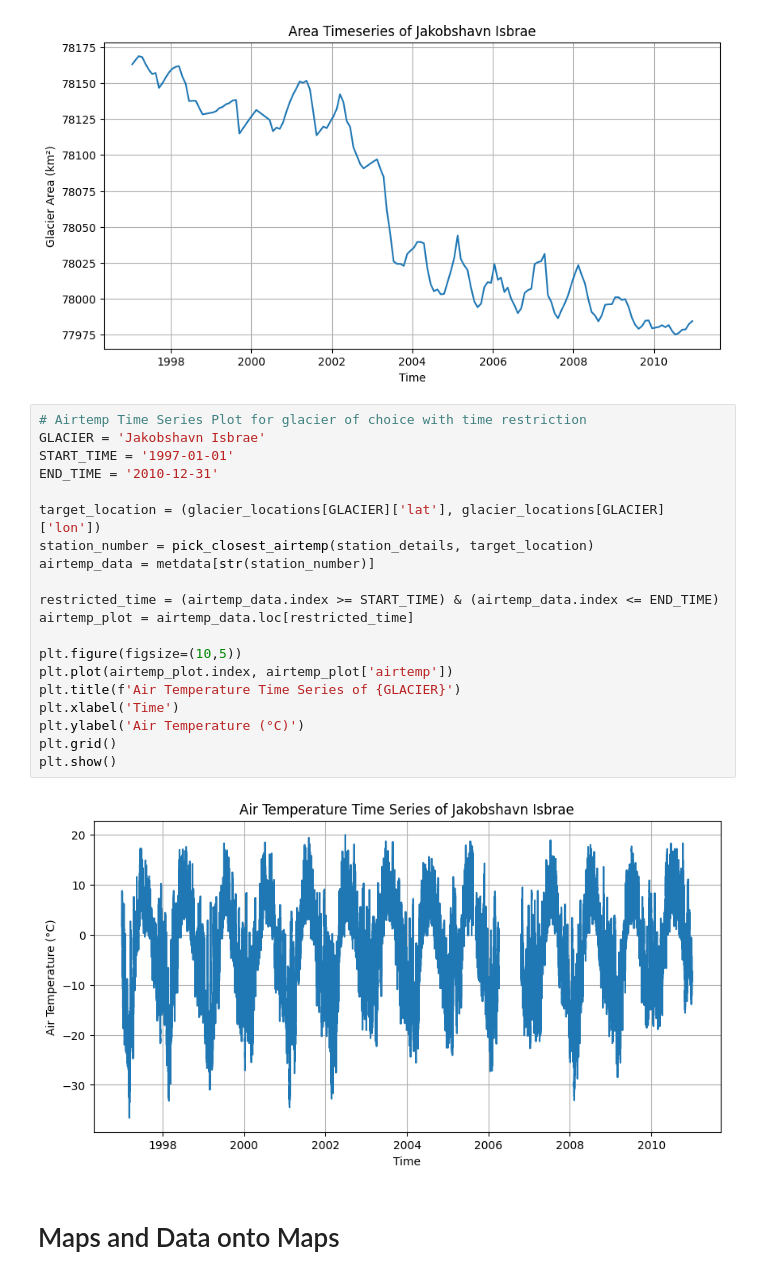
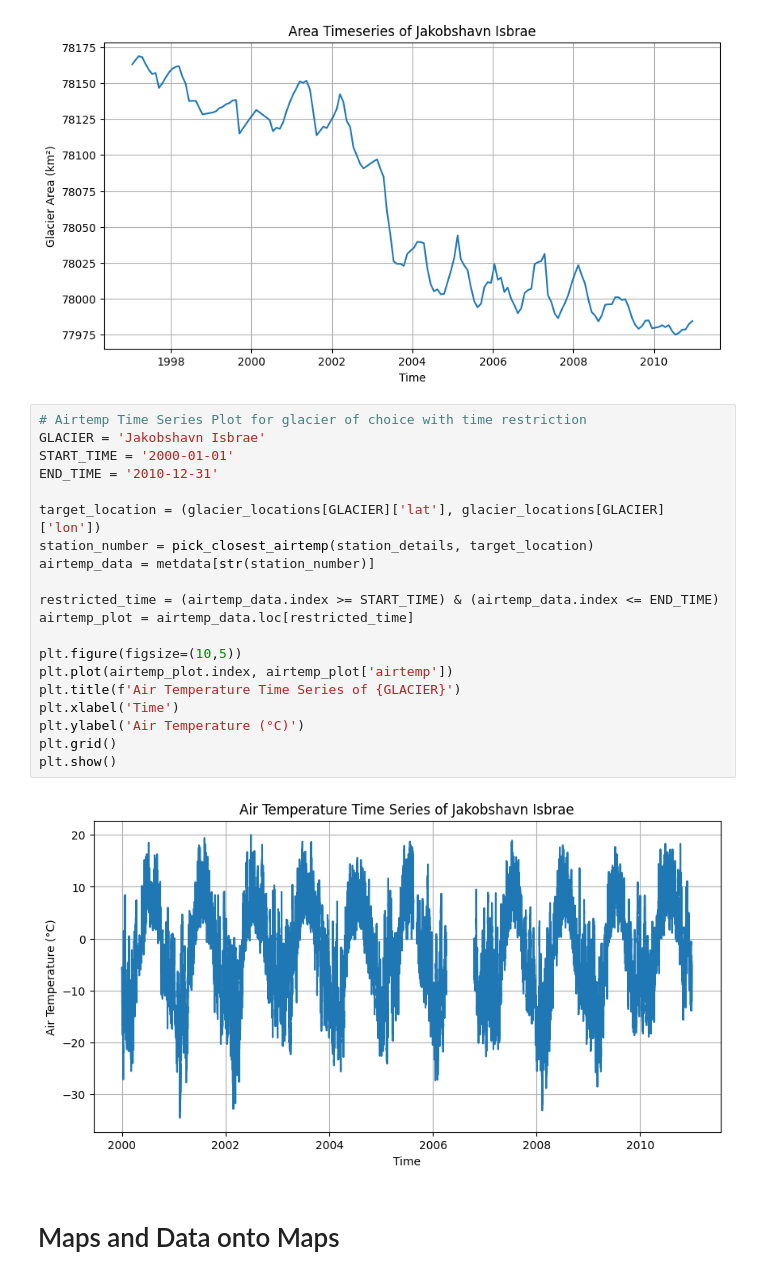
Before and after one commit to joelbarron06/ESDA2_Project, a Jupyter notebook: project_code.ipynb, the cells around one changed output. Drawn from its saved outputs; the diff is of its cells as text.

```diff
--- a/project_code.ipynb
+++ b/project_code.ipynb
@@ -306,24 +351,24 @@ plt.show()
 # %%
 # Airtemp Time Series Plot for glacier of choice with time restriction
 GLACIER = 'Jakobshavn Isbrae'
-START_TIME = '1997-01-01'
+START_TIME = '2000-01-01'
 END_TIME = '2010-12-31'
 
 target_location = (glacier_locations[GLACIER]['lat'], glacier_locations[GLACIER]['lon'])
 station_number = pick_closest_airtemp(station_details, target_location)
 airtemp_data = metdata[str(station_number)]
 
 restricted_time = (airtemp_data.index >= START_TIME) & (airtemp_data.index <= END_TIME)
 airtemp_plot = airtemp_data.loc[restricted_time]
 
 plt.figure(figsize=(10,5))
 plt.plot(airtemp_plot.index, airtemp_plot['airtemp'])
 plt.title(f'Air Temperature Time Series of {GLACIER}')
 plt.xlabel('Time')
 plt.ylabel('Air Temperature (°C)')
 plt.grid()
 plt.show()
 # %% [output]
-[figure, old version]
+[figure, new version]
 # %% [markdown]
 # Maps and Data onto Maps
```
Also changed, not shown: parts of 4 cells of this notebook.
